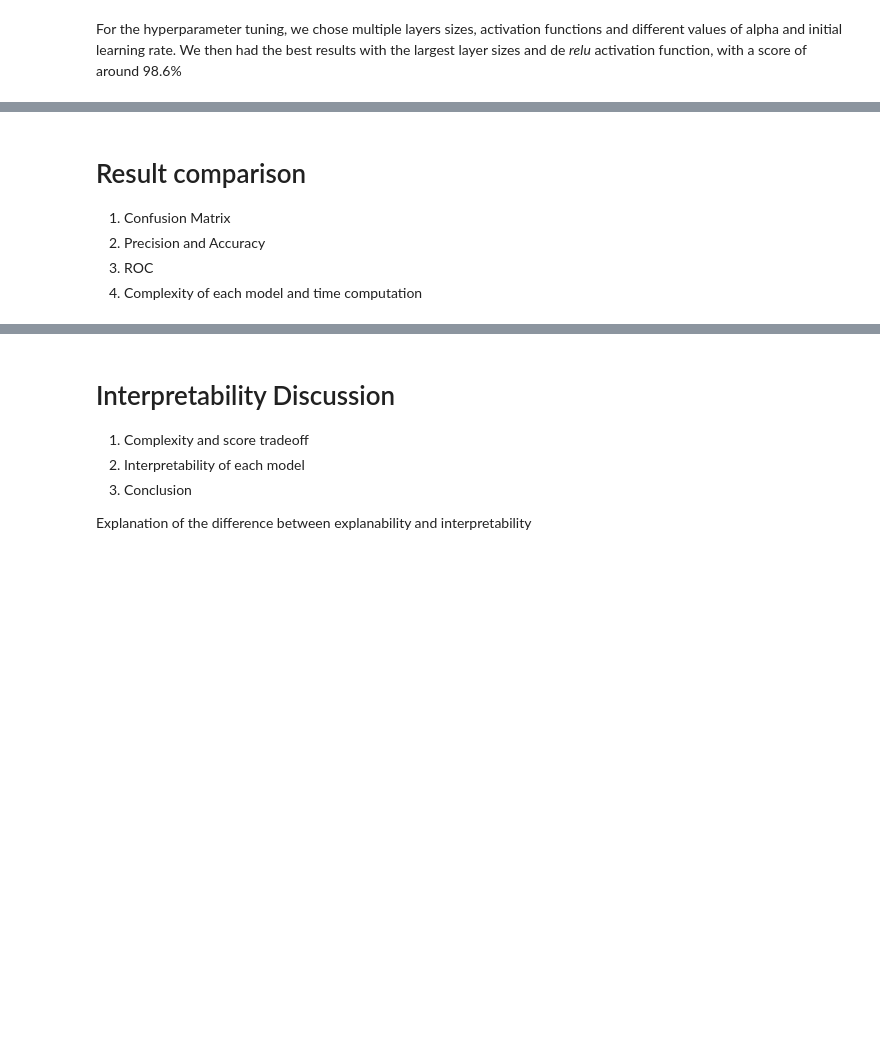
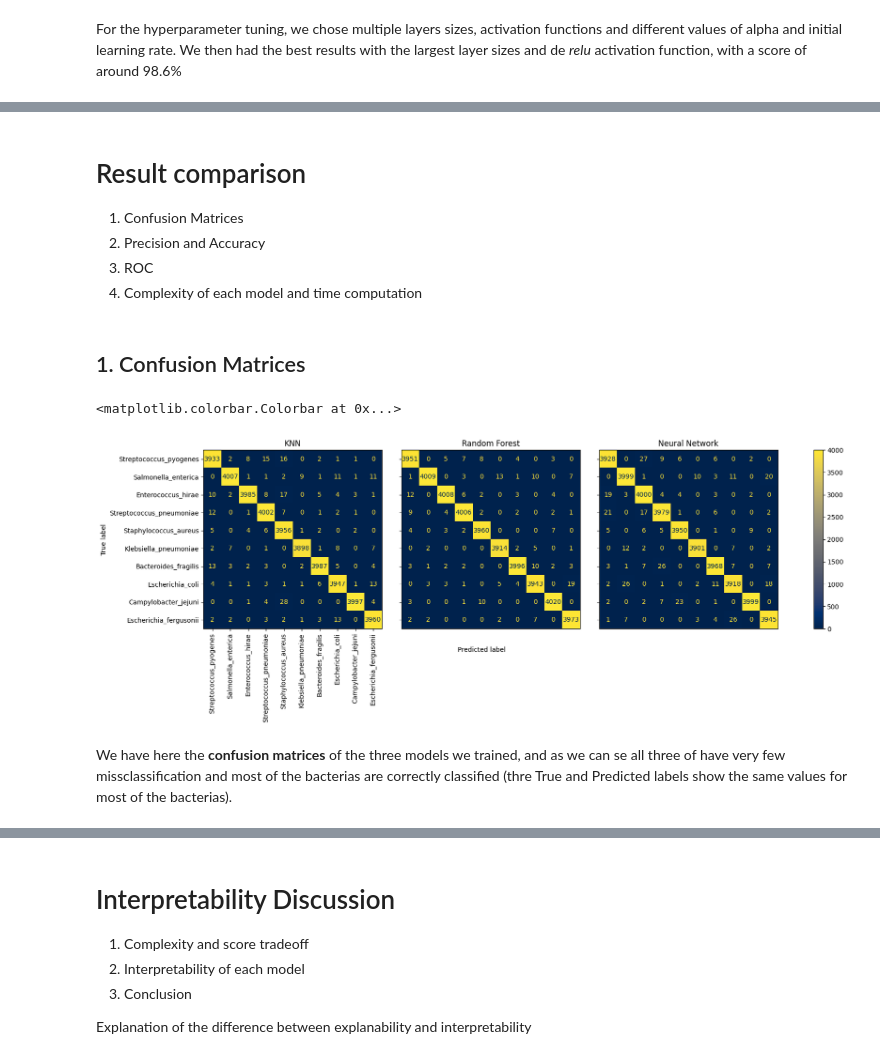
Before and after one commit to Quintus618/Classification-of-bacteria-among-ten-species-using-supervised-learning-techniques, a Jupyter notebook: Bacteria_Classification.ipynb, the cells around one changed output, grey strips where cells are left out. Drawn from its saved outputs; the diff is of its cells as text; code cells hidden in the pictures; blank space fills up the shorter version.

Commit message:
fix confusion matrices, removed ROC and UAC and started precision and accuracy text

```diff
--- a/Bacteria_Classification.ipynb
+++ b/Bacteria_Classification.ipynb
@@ -606,6 +613,6 @@ NameError: name 'grid_neural_network' is not defined
 # %% [markdown]
 # Result comparison
-1) Confusion Matrix
+1) Confusion Matrices
 2) Precision and Accuracy
 3) ROC
 4) Complexity of each model and time computation
@@ -630,0 +619,2 @@ ax[2].set_title("Confusion matrix for Neural Network")
+# %% [markdown]
+## 1. Confusion Matrices
@@ -630,0 +628,42 @@ ax[2].set_title("Confusion matrix for Neural Network")
+# %%
+confusion_matrix_KNN = confusion_matrix(y_test, y_pred_KNN)
+confusion_matrix_RF = confusion_matrix(y_test, y_pred_RF)
+confusion_matrix_NN = confusion_matrix(y_test, y_pred_NN)
+
+fig, axs = plt.subplots(1, 3, sharey='row', figsize=(20, 5))
+#axs[0].set_title("KNN")
+#axs[1].set_title("Random Forest")
+#axs[2].set_title("Neural Network")
+
+cm1 = ConfusionMatrixDisplay(confusion_matrix_KNN, display_labels=bacteria_names)
+cm1.plot(xticks_rotation='vertical', cmap='cividis', ax=axs[0], include_values=True)
+cm1.ax_.set_title("KNN")
+#cm1.ax_.set_xticks([])
+cm1.ax_.set_xlabel('')
+cm1.im_.colorbar.remove()
+
+cm2 = ConfusionMatrixDisplay(confusion_matrix_RF, display_labels=bacteria_names)
+cm2.plot(xticks_rotation='vertical', cmap='cividis', ax=axs[1], include_values=True)
+cm2.ax_.set_title("Random Forest")
+cm2.ax_.set_ylabel('')
+cm2.ax_.set_xlabel('')
+cm2.ax_.set_xticks([])
+cm2.im_.colorbar.remove()
+
+cm3 = ConfusionMatrixDisplay(confusion_matrix_NN, display_labels=bacteria_names)
+cm3.plot(xticks_rotation='vertical', cmap='cividis', ax=axs[2], include_values=True)
+cm3.ax_.set_title("Neural Network")
+cm3.ax_.set_ylabel('')
+cm3.ax_.set_xlabel('')
+cm3.ax_.set_xticks([])
+cm3.im_.colorbar.remove()
+
+fig.text(0.4, 0.01, 'Predicted label', ha='left')
+plt.subplots_adjust(wspace=0.1, hspace=0.1)
+
+fig.colorbar(cm.im_, ax=axs)
+# %% [output]
+<matplotlib.colorbar.Colorbar at 0x...>
+[figure, added]
+# %% [markdown]
+We have here the **confusion matrices** of the three models we trained, and as we can se all three of have very few missclassification and most of the bacterias are correctly classified (thre True and Predicted labels show the same values for most of the bacterias).
```
Also changed, not shown: parts of 10 cells of this notebook.
